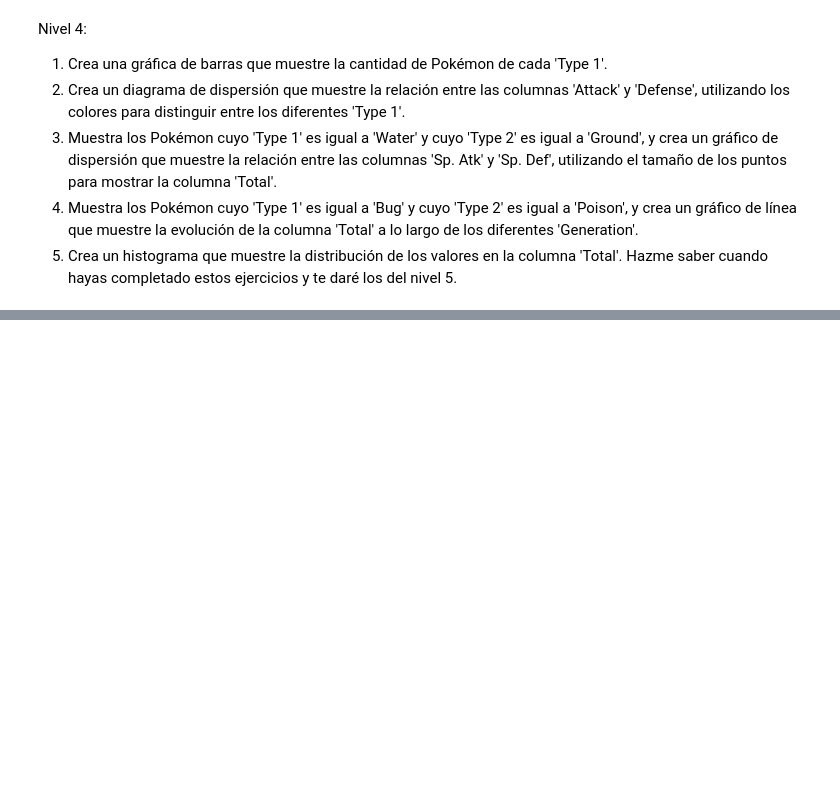
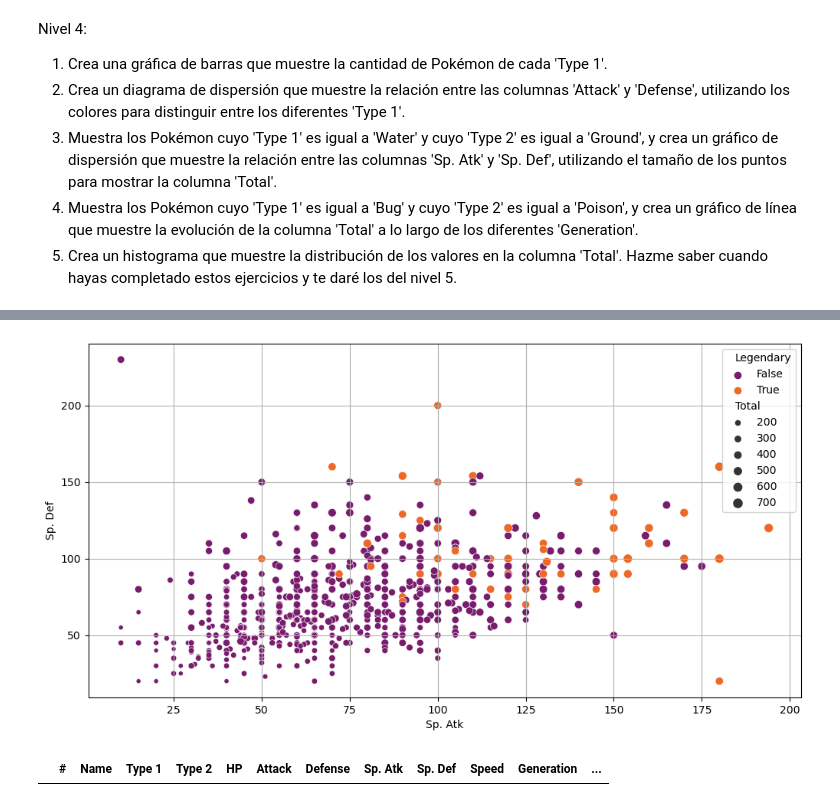
Before and after one commit to Daniboycg/Pokemon_Test_with_GPT, a Jupyter notebook: Test_GPT.ipynb, the cells around one changed output, grey strips where cells are left out. Cells and saved outputs as stored; diff of their text form; code cells hidden in the pictures; blank space fills up the shorter version.

```diff
--- a/Test_GPT.ipynb
+++ b/Test_GPT.ipynb
@@ -186,0 +253,6 @@ Hazme saber cuando hayas completado estos ejercicios y te daré los del nivel 5.
+# %%
+fig = plt.figure(figsize=(12,6))
+sns.scatterplot(data=pokemon, x= 'Sp. Atk', y='Sp. Def', size='Total', hue='Legendary', palette='inferno')
+plt.grid()
+# %% [output]
+[figure, added]
@@ -186,0 +261,4 @@ Hazme saber cuando hayas completado estos ejercicios y te daré los del nivel 5.
+# %%
+pokemon.loc[(pokemon['Type 1'] == 'Bug') & (pokemon['Legendary']==True)]
+# %% [output]
+|  | # | Name | Type 1 | Type 2 | HP | Attack | Defense | Sp. Atk | Sp. Def | Speed | Generation | ... |
```
Also changed, not shown: parts of 13 cells of this notebook, 2 other files.
